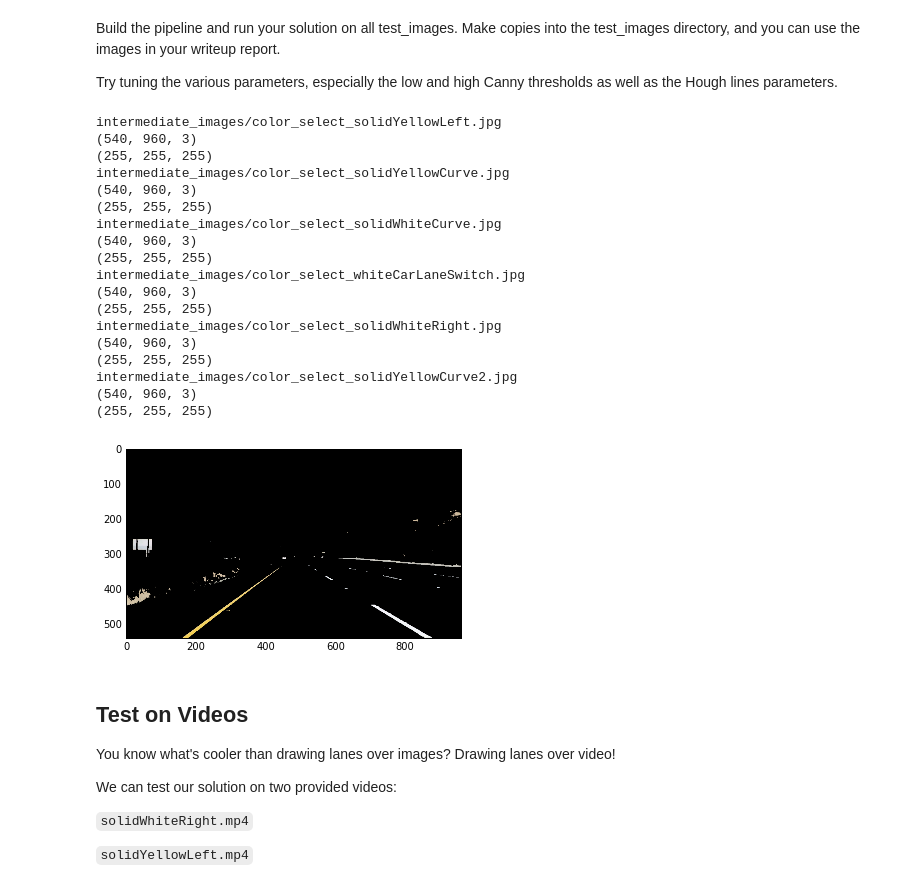
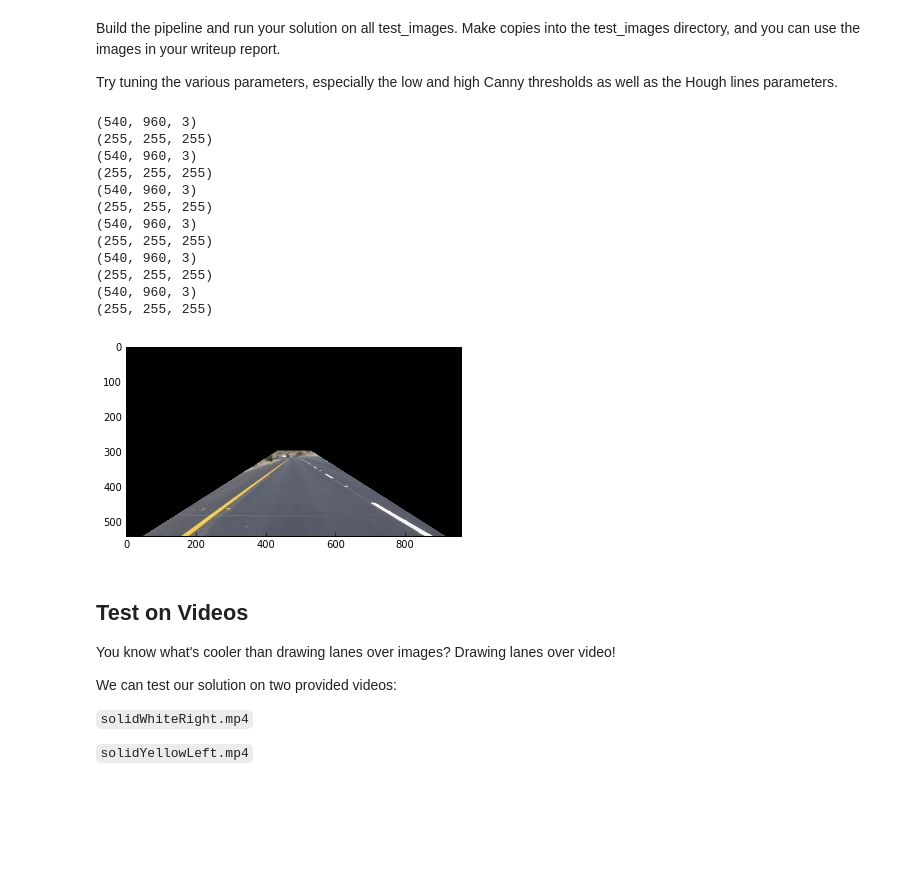
Before and after one commit to czakon/CarND-LaneLines-P1, a Jupyter notebook: P1_modified.ipynb, the cells around one changed output. Cells and saved outputs as stored; diff of their text form; code cells hidden in the pictures; blank space fills up the shorter version.

Commit message:
More images

```diff
--- a/P1_modified.ipynb
+++ b/P1_modified.ipynb
@@ -230,21 +230,24 @@ for img_file in all_images:
     green_threshold = 180
     blue_threshold = 0
     rgb_threshold = [red_threshold, green_threshold, blue_threshold]
-    img = color_selection(img,rgb_threshold)
-    print("intermediate_images/color_select_"+img_file)
-    plt.imshow(img)
-    mpimg.imsave("intermediate_images/color_select_" + img_file,img)
+    if False:
+        img = color_selection(img,rgb_threshold)
+        img.imsave("intermediate_images/color_select_" + img_file,img)
+
     # Step 3: Region of Interest Selection.
     print(img.shape)
     #vertices = [np.array([[0,0],[xsize,0],[xsize,ysize],[0,ysize]])]
     xfract_t = 0.45
     xfract_b = 0.05
-    yfract = 0.5
+    yfract = 0.55
     vertices = [np.array([[np.int(xfract_t*xsize),      np.int(yfract*ysize)],
                           [np.int((1.0-xfract_t)*xsize),np.int(yfract*ysize)],
                           [np.int((1.0-xfract_b)*xsize),ysize],
                           [np.int(xfract_b*xsize),      ysize]])]
     img = region_of_interest(img, vertices)
+    plt.imshow(img)
+
+    mpimg.imsave("intermediate_images/roi_" + img_file,img)
     ## vertices are defined according to cv2.fillPoly
 
 
@@ -270,40 +273,34 @@ for img_file in all_images:
     min_line_len = 20 #minimum number of pixels making up a line
     max_line_gap = 4 # maximum gap in pixels between connectable line segments
     img_out = hough_lines(img, rho, theta, threshold, min_line_len, max_line_gap)
 
     # Step 8: draw_lines
     do_draw_lines = False
     if do_draw_lines:
         lines = [[(0,0,xsize,ysize)]]
         #img = draw_lines(img, lines, color=[255, 0, 0], thickness=2)
         img = draw_lines(img, lines, thickness=2)
 
     #Diagnostic Plotting
     #if do_grayscale:
     #if False:
     #    plt.imshow(img, cmap='gray')
     #else:
     #    plt.imshow(img)  # if you wanted to show a single color channel image called 'gray', for example, call as plt.imshow(gray, cmap='gray')
 # %% [output]
-intermediate_images/color_select_solidYellowLeft.jpg
 (540, 960, 3)
 (255, 255, 255)
-intermediate_images/color_select_solidYellowCurve.jpg
 (540, 960, 3)
 (255, 255, 255)
-intermediate_images/color_select_solidWhiteCurve.jpg
 (540, 960, 3)
 (255, 255, 255)
-intermediate_images/color_select_whiteCarLaneSwitch.jpg
 (540, 960, 3)
 (255, 255, 255)
-intermediate_images/color_select_solidWhiteRight.jpg
 (540, 960, 3)
 (255, 255, 255)
-intermediate_images/color_select_solidYellowCurve2.jpg
 (540, 960, 3)
 (255, 255, 255)
-[figure, old version]
+[figure, new version]
 # %%
 
     # Step 9: Save this to the test_images directory
```
Also changed, not shown: 6 other files.
